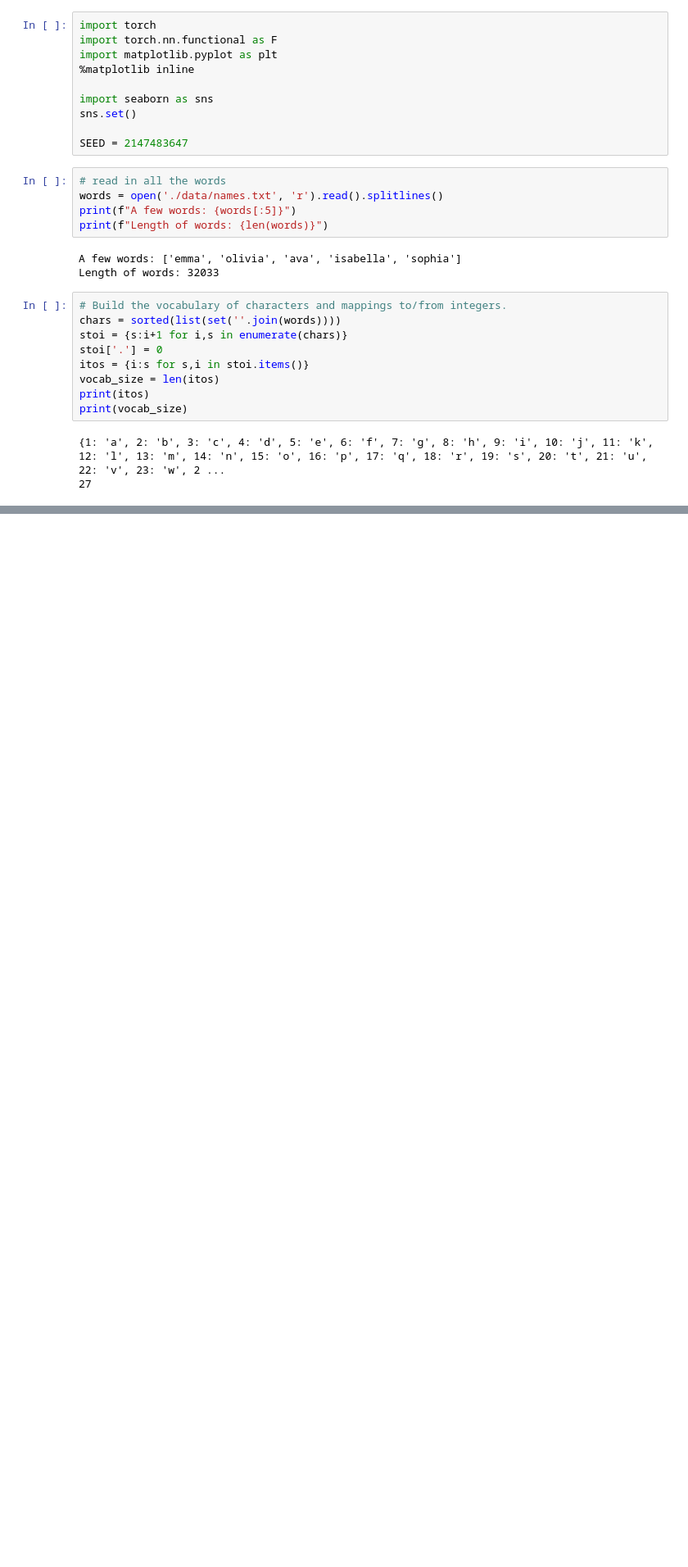
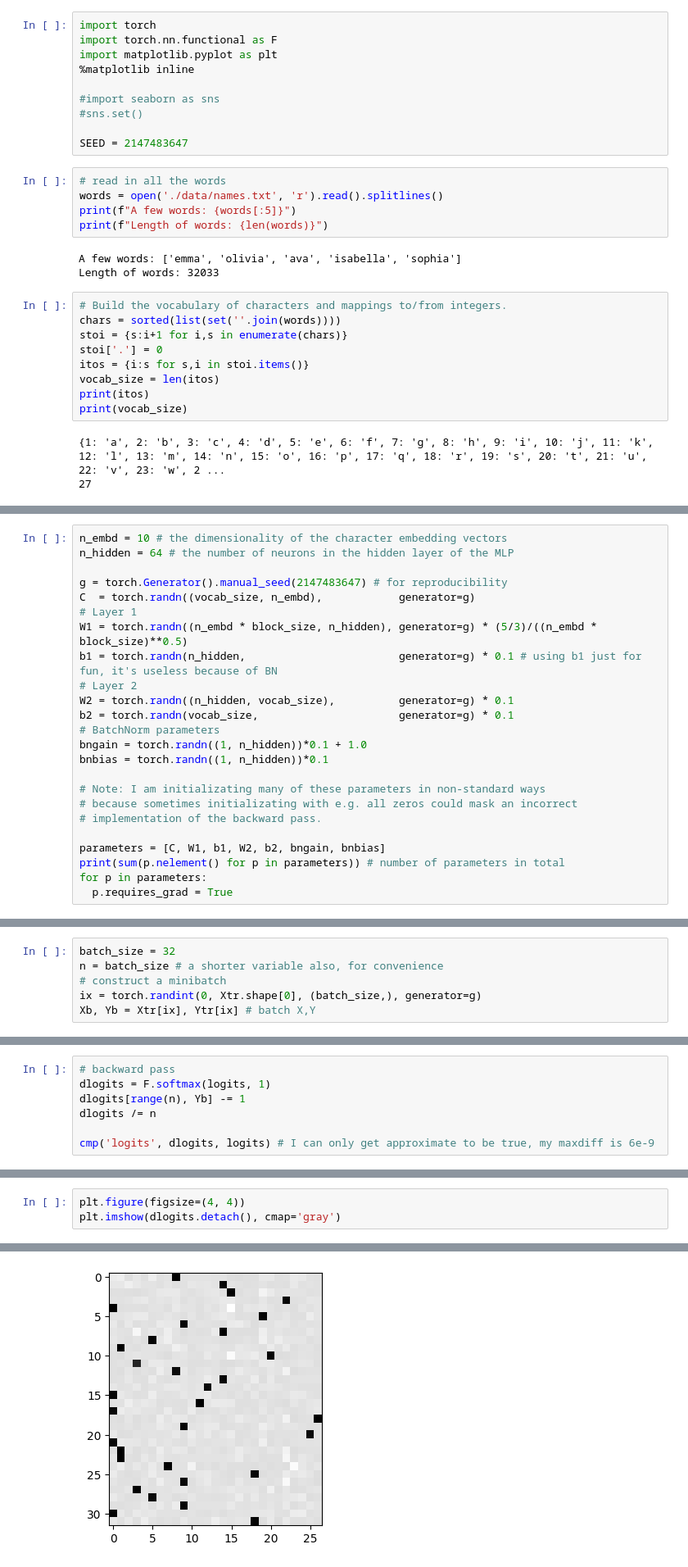
Before and after one commit to ishann/ml-sandbox, a Jupyter notebook: zero-to-hero/lectures/makemore-part4-backprop.ipynb, the cells around one changed output, grey strips where cells are left out. Shown: that part at 82% size. Drawn from its saved outputs; the diff is of its cells as text; blank space fills up the shorter version.

Commit message:
zero2hero makemore backprop ninja

```diff
--- a/zero-to-hero/lectures/makemore-part4-backprop.ipynb
+++ b/zero-to-hero/lectures/makemore-part4-backprop.ipynb
@@ -41,8 +46,8 @@ import torch.nn.functional as F
 import matplotlib.pyplot as plt
 %matplotlib inline
 
-import seaborn as sns
-sns.set()
+#import seaborn as sns
+#sns.set()
 
 SEED = 2147483647
 # %%
@@ -67,0 +113,24 @@ print(vocab_size)
+# %%
+n_embd = 10 # the dimensionality of the character embedding vectors
+n_hidden = 64 # the number of neurons in the hidden layer of the MLP
+
+g = torch.Generator().manual_seed(2147483647) # for reproducibility
+C  = torch.randn((vocab_size, n_embd),            generator=g)
+# Layer 1
+W1 = torch.randn((n_embd * block_size, n_hidden), generator=g) * (5/3)/((n_embd * block_size)**0.5)
+b1 = torch.randn(n_hidden,                        generator=g) * 0.1 # using b1 just for fun, it's useless because of BN
+# Layer 2
+W2 = torch.randn((n_hidden, vocab_size),          generator=g) * 0.1
+b2 = torch.randn(vocab_size,                      generator=g) * 0.1
+# BatchNorm parameters
+bngain = torch.randn((1, n_hidden))*0.1 + 1.0
+bnbias = torch.randn((1, n_hidden))*0.1
+
+# Note: I am initializating many of these parameters in non-standard ways
+# because sometimes initializating with e.g. all zeros could mask an incorrect
+# implementation of the backward pass.
+
+parameters = [C, W1, b1, W2, b2, bngain, bnbias]
+print(sum(p.nelement() for p in parameters)) # number of parameters in total
+for p in parameters:
+  p.requires_grad = True
@@ -67,0 +139,6 @@ print(vocab_size)
+# %%
+batch_size = 32
+n = batch_size # a shorter variable also, for convenience
+# construct a minibatch
+ix = torch.randint(0, Xtr.shape[0], (batch_size,), generator=g)
+Xb, Yb = Xtr[ix], Ytr[ix] # batch X,Y
@@ -67,0 +325,7 @@ print(vocab_size)
+# %%
+# backward pass
+dlogits = F.softmax(logits, 1)
+dlogits[range(n), Yb] -= 1
+dlogits /= n
+
+cmp('logits', dlogits, logits) # I can only get approximate to be true, my maxdiff is 6e-9
@@ -67,0 +336,4 @@ print(vocab_size)
+# %%
+plt.figure(figsize=(4, 4))
+plt.imshow(dlogits.detach(), cmap='gray')
+# %% [output]
@@ -67,0 +341 @@ print(vocab_size)
+[figure, added]
```
Also changed, not shown: parts of 24 cells of this notebook, 1 other file.
